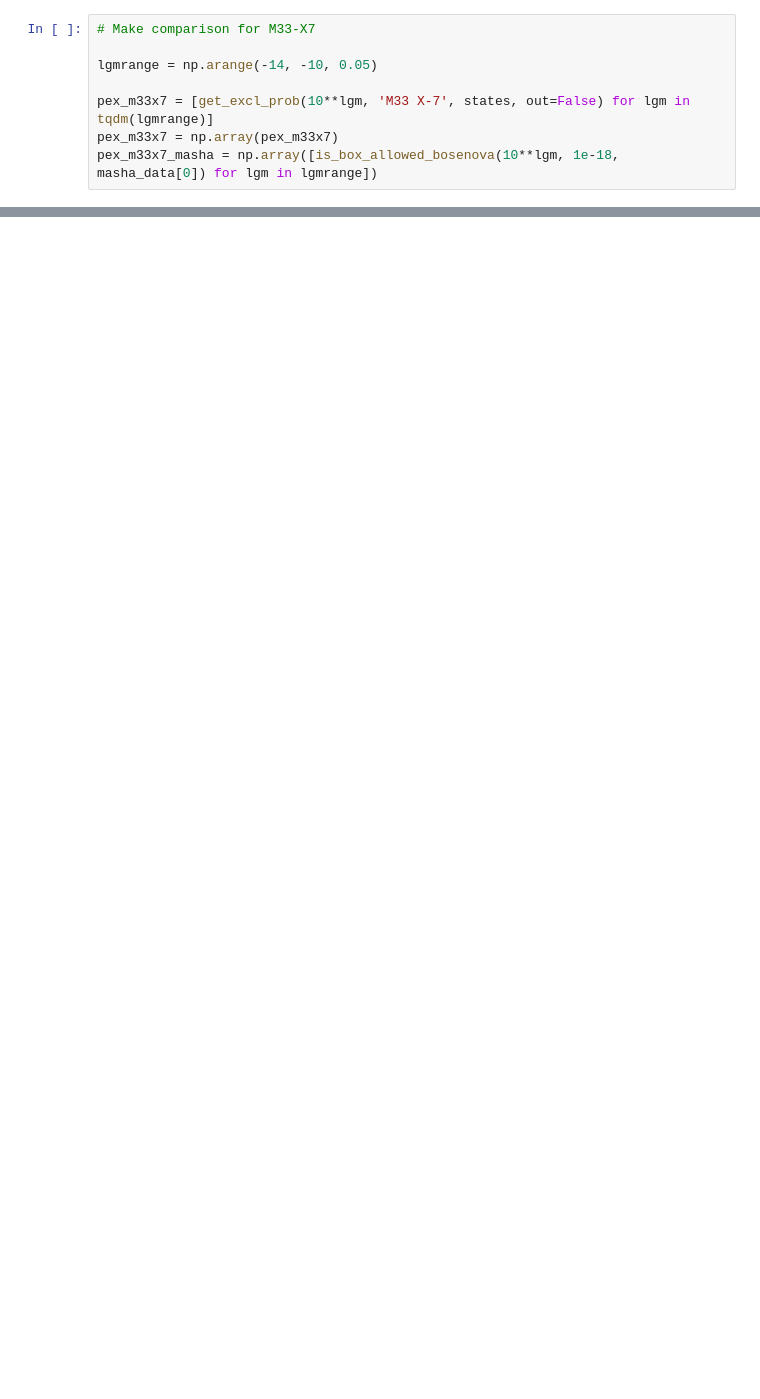
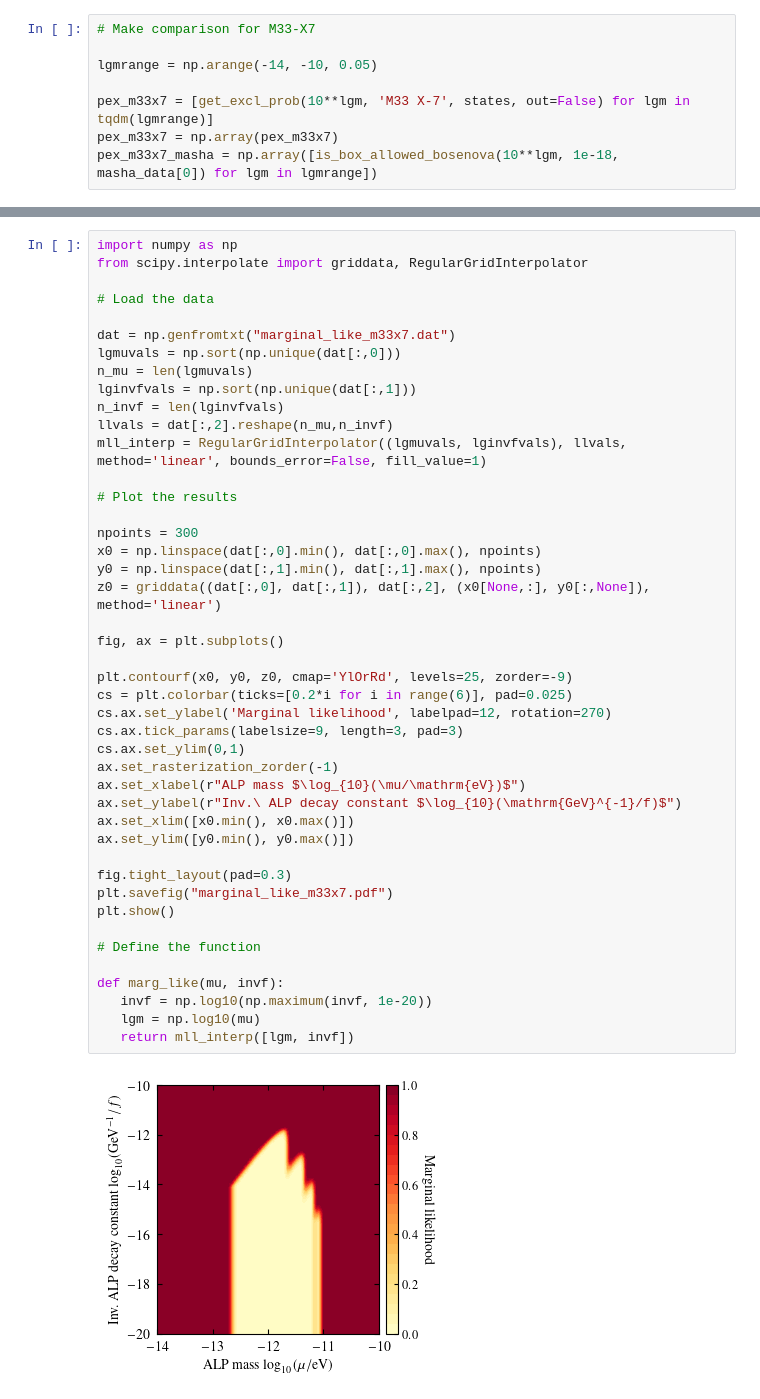
Before and after one commit to sebhoof/bhsr, a Jupyter notebook: examples.ipynb, the cells around one changed output, grey strips where cells are left out. Drawn from its saved outputs; the diff is of its cells as text; blank space fills up the shorter version.

```diff
--- a/examples.ipynb
+++ b/examples.ipynb
@@ -303,0 +370,46 @@ plt.show()
+# %%
+import numpy as np
+from scipy.interpolate import griddata, RegularGridInterpolator
+
+# Load the data
+
+dat = np.genfromtxt("marginal_like_m33x7.dat")
+lgmuvals = np.sort(np.unique(dat[:,0]))
+n_mu = len(lgmuvals)
+lginvfvals = np.sort(np.unique(dat[:,1]))
+n_invf = len(lginvfvals)
+llvals = dat[:,2].reshape(n_mu,n_invf)
+mll_interp = RegularGridInterpolator((lgmuvals, lginvfvals), llvals, method='linear', bounds_error=False, fill_value=1)
+
+# Plot the results
+
+npoints = 300
+x0 = np.linspace(dat[:,0].min(), dat[:,0].max(), npoints)
+y0 = np.linspace(dat[:,1].min(), dat[:,1].max(), npoints)
+z0 = griddata((dat[:,0], dat[:,1]), dat[:,2], (x0[None,:], y0[:,None]), method='linear')
+
+fig, ax = plt.subplots()
+
+plt.contourf(x0, y0, z0, cmap='YlOrRd', levels=25, zorder=-9)
+cs = plt.colorbar(ticks=[0.2*i for i in range(6)], pad=0.025)
+cs.ax.set_ylabel('Marginal likelihood', labelpad=12, rotation=270)
+cs.ax.tick_params(labelsize=9, length=3, pad=3)
+cs.ax.set_ylim(0,1)
+ax.set_rasterization_zorder(-1)
+ax.set_xlabel(r"ALP mass $\log_{10}(\mu/\mathrm{eV})$")
+ax.set_ylabel(r"Inv.\ ALP decay constant $\log_{10}(\mathrm{GeV}^{-1}/f)$")
+ax.set_xlim([x0.min(), x0.max()])
+ax.set_ylim([y0.min(), y0.max()])
+
+fig.tight_layout(pad=0.3)
+plt.savefig("marginal_like_m33x7.pdf")
+plt.show()
+
+# Define the function
+
+def marg_like(mu, invf):
+   invf = np.log10(np.maximum(invf, 1e-20))
+   lgm = np.log10(mu)
+   return mll_interp([lgm, invf])
+# %% [output]
+[figure, added]
```
Also changed, not shown: parts of 12 cells of this notebook, 1 other file.
